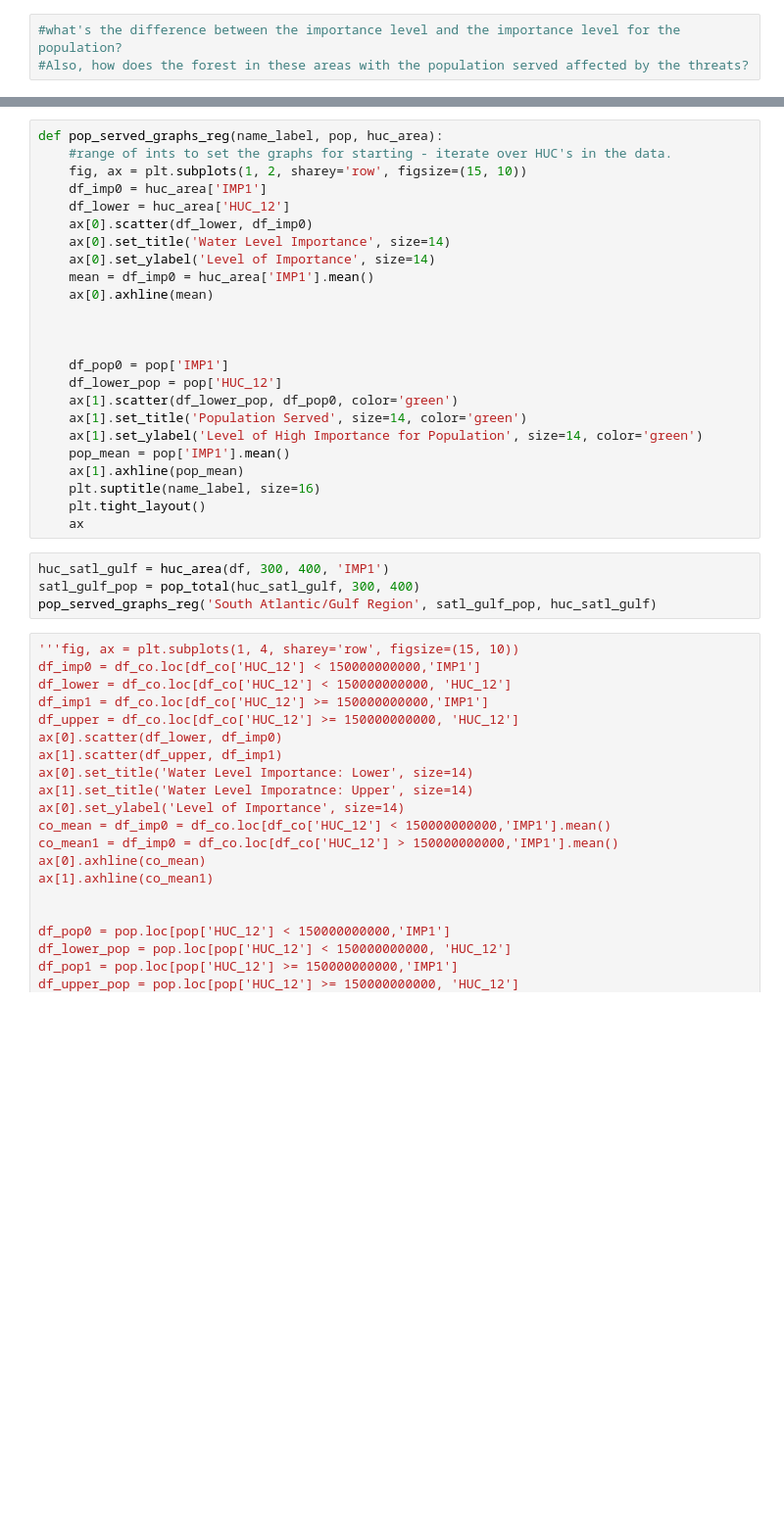
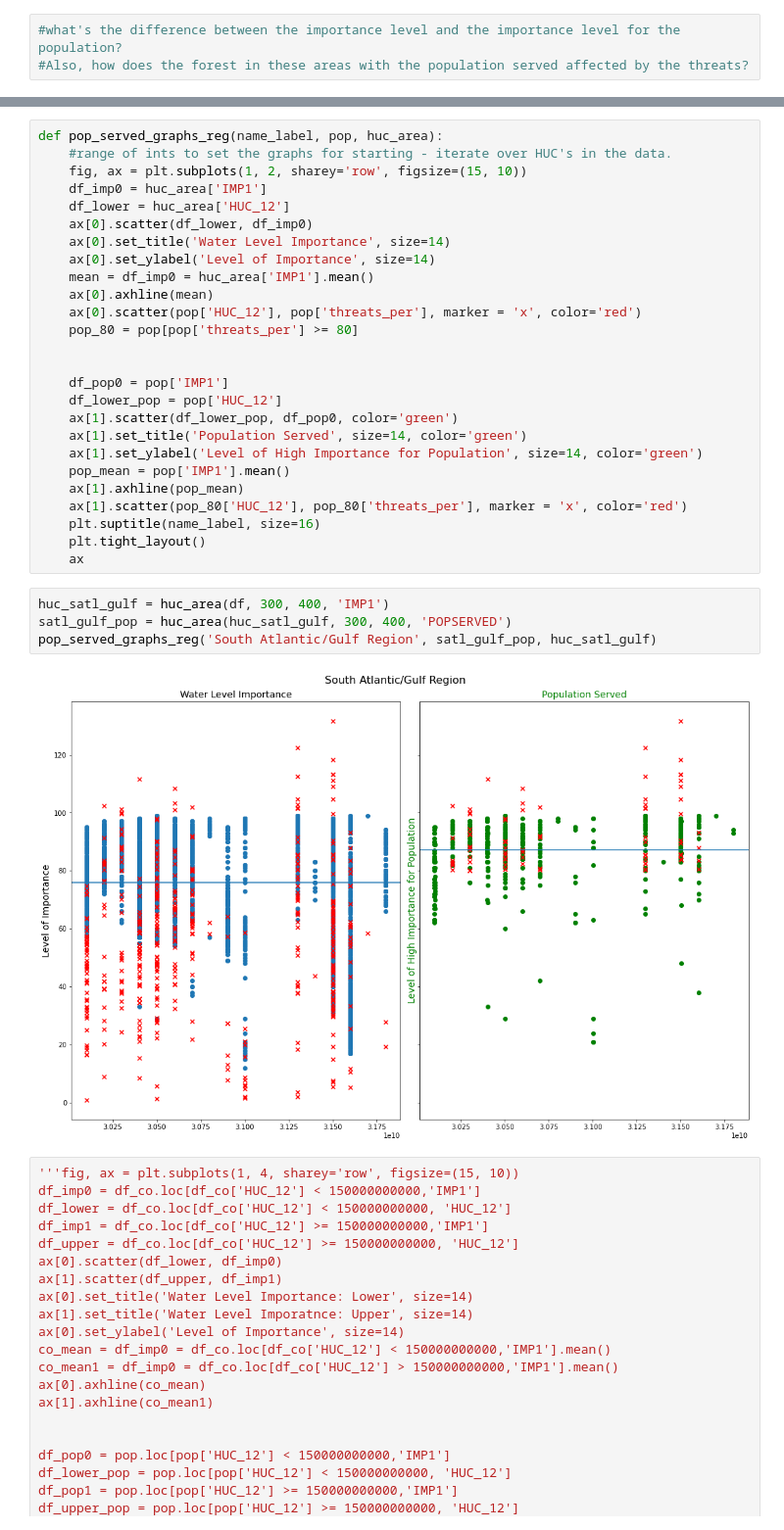
Before and after one commit to TaraBlackburn/surface_drinking_water, a Jupyter notebook: surface_water1.ipynb, the cells around one changed output, grey strips where cells are left out. Shown at 98% size. Drawn from its saved outputs; the diff is of its cells as text; blank space fills up the shorter version.

```diff
--- a/surface_water1.ipynb
+++ b/surface_water1.ipynb
@@ -111,7 +122,8 @@ def pop_served_graphs_reg(name_label, pop, huc_area):
     ax[0].set_ylabel('Level of Importance', size=14)
     mean = df_imp0 = huc_area['IMP1'].mean()
     ax[0].axhline(mean)
-
+    ax[0].scatter(pop['HUC_12'], pop['threats_per'], marker = 'x', color='red')
+    pop_80 = pop[pop['threats_per'] >= 80]
 
 
     df_pop0 = pop['IMP1']
@@ -121,13 +133,16 @@ def pop_served_graphs_reg(name_label, pop, huc_area):
     ax[1].set_ylabel('Level of High Importance for Population', size=14, color='green')
     pop_mean = pop['IMP1'].mean()
     ax[1].axhline(pop_mean)
+    ax[1].scatter(pop_80['HUC_12'], pop_80['threats_per'], marker = 'x', color='red')
     plt.suptitle(name_label, size=16)
     plt.tight_layout()
     ax
 # %%
 huc_satl_gulf = huc_area(df, 300, 400, 'IMP1')
-satl_gulf_pop = pop_total(huc_satl_gulf, 300, 400)
+satl_gulf_pop = huc_area(huc_satl_gulf, 300, 400, 'POPSERVED')
 pop_served_graphs_reg('South Atlantic/Gulf Region', satl_gulf_pop, huc_satl_gulf)
+# %% [output]
+[figure, added]
 # %%
 '''fig, ax = plt.subplots(1, 4, sharey='row', figsize=(15, 10))
 df_imp0 = df_co.loc[df_co['HUC_12'] < 150000000000,'IMP1']
```
Also changed, not shown: parts of 5 cells of this notebook.
